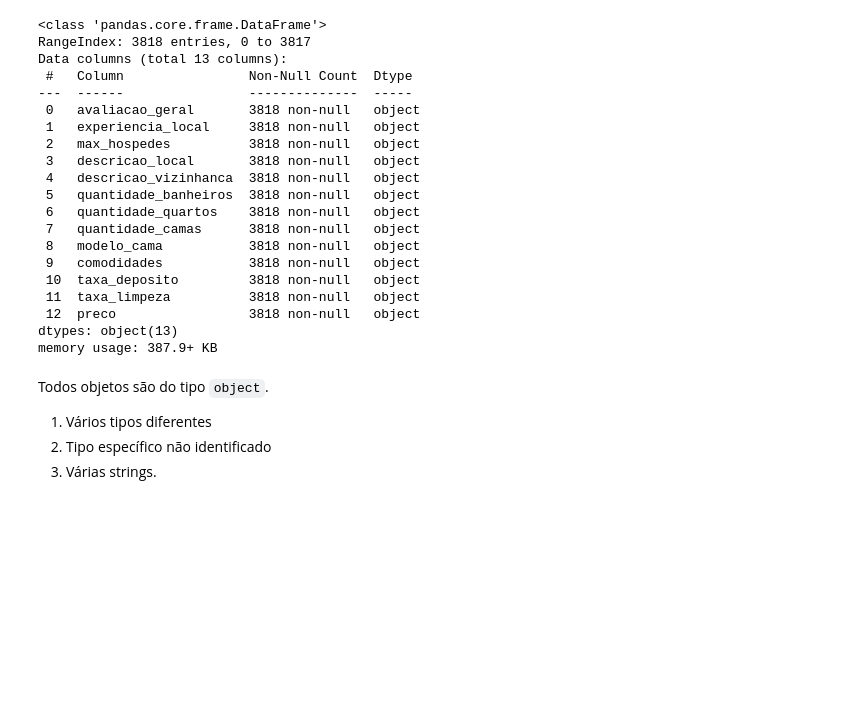
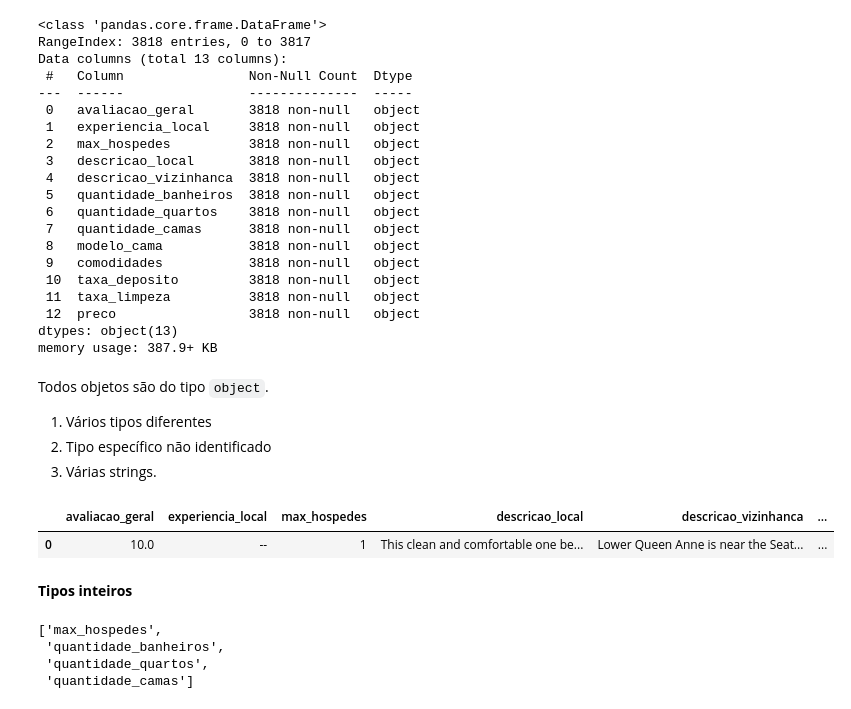
Before and after one commit to victorccampos/DataScienceWithPython, a Jupyter notebook: Pandas/pandas04.ipynb, the cells around one changed output. Cells and saved outputs as stored; diff of their text form; code cells hidden in the pictures; blank space fills up the shorter version.

Commit message:
Dados Numéricos: Aula 02

```diff
--- a/Pandas/pandas04.ipynb
+++ b/Pandas/pandas04.ipynb
@@ -98,3 +100,19 @@ Todos objetos são do tipo `object`.
 1. Vários tipos diferentes
 2. Tipo específico não identificado
 3. Várias strings.
+# %%
+dados.head(1)
+# %% [output]
+|  | avaliacao_geral | experiencia_local | max_hospedes | descricao_local | descricao_vizinhanca | ... |
+| 0 | 10.0 | -- | 1 | This clean and comfortable one be... | Lower Queen Anne is near the Seat... | ... |
+# %% [markdown]
+__Tipos inteiros__
+# %%
+# max_hospedes, quantidade_*,
+cols_int = ['max_hospedes'] + [col for col in dados.columns if col.startswith('quantidade')]
+cols_int
+# %% [output]
+['max_hospedes',
+ 'quantidade_banheiros',
+ 'quantidade_quartos',
+ 'quantidade_camas']
```
Also changed, not shown: parts of 12 cells of this notebook, 1 other file.
